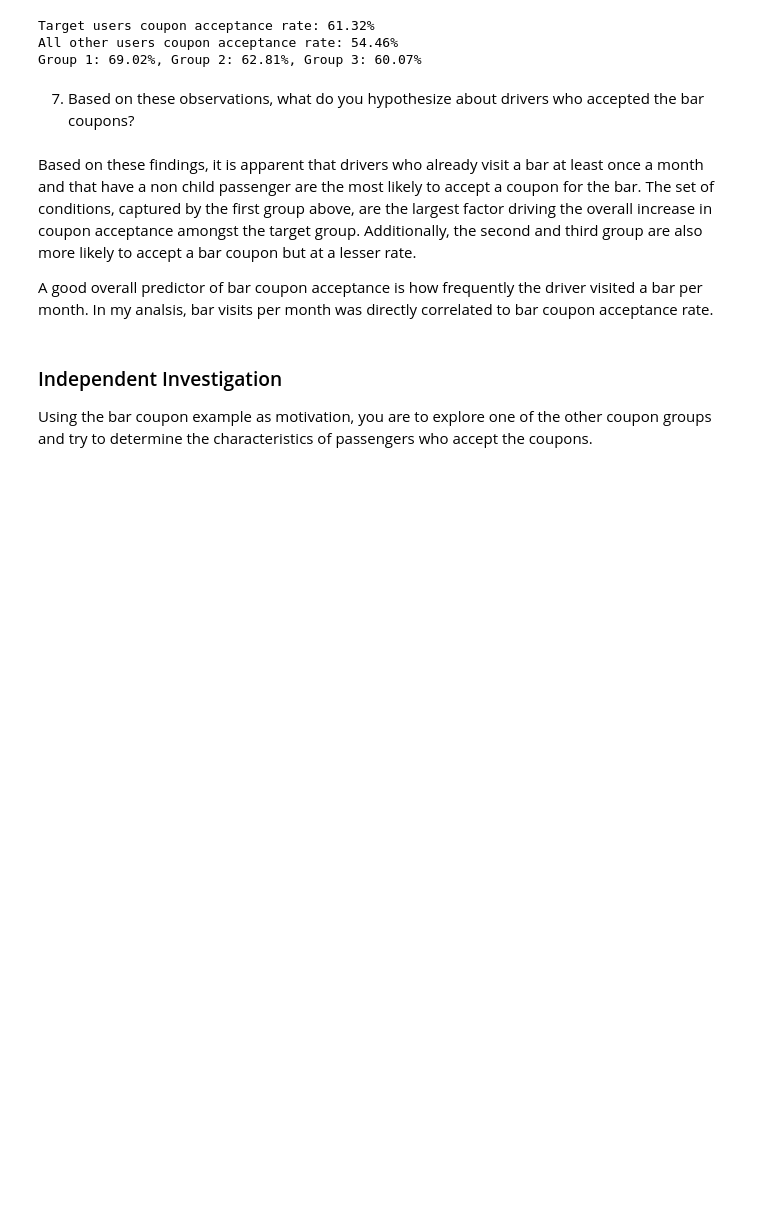
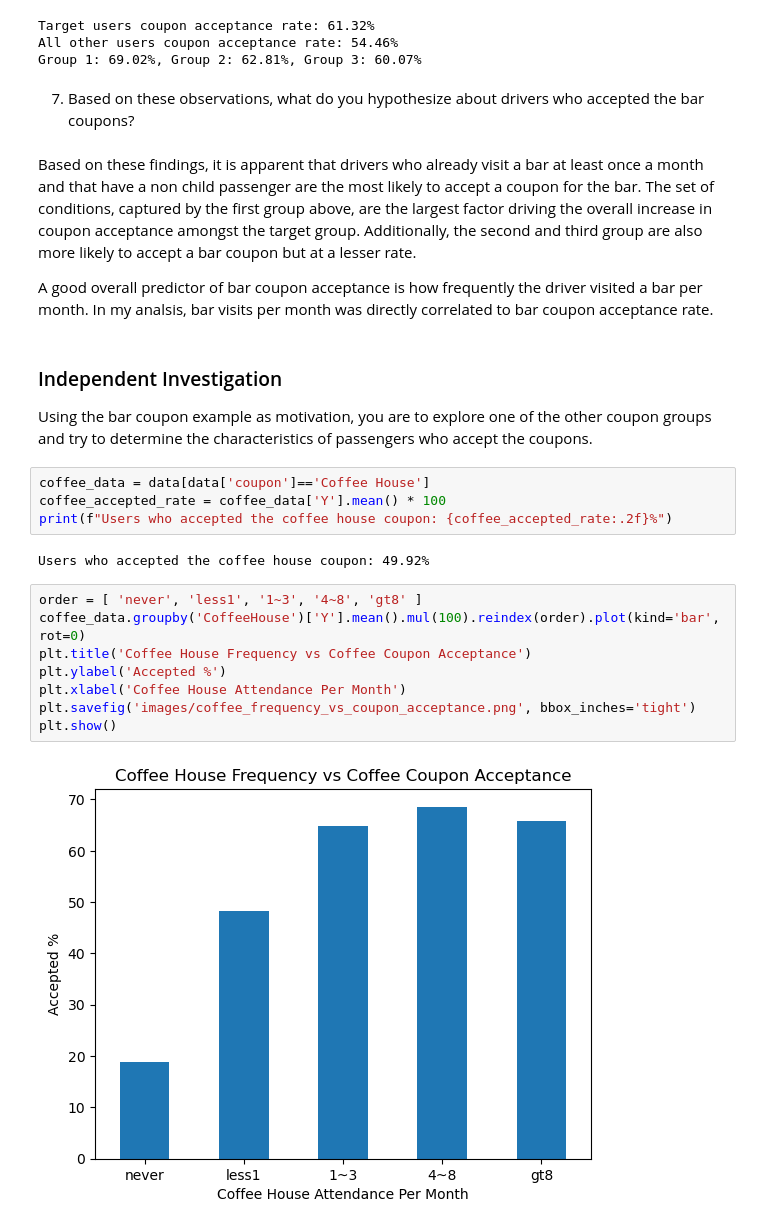
Before and after one commit to dro0o/berkeley-data-analysis, a Jupyter notebook: analysis.ipynb, the cells around one changed output. Drawn from its saved outputs; the diff is of its cells as text; blank space fills up the shorter version.

Commit message:
complete coffee coupon analysis, add readme summary, plots

```diff
--- a/analysis.ipynb
+++ b/analysis.ipynb
@@ -271,3 +271,19 @@ A good overall predictor of bar coupon acceptance is how frequently the driver v
 ### Independent Investigation
 
 Using the bar coupon example as motivation, you are to explore one of the other coupon groups and try to determine the characteristics of passengers who accept the coupons.
+# %%
+coffee_data = data[data['coupon']=='Coffee House']
+coffee_accepted_rate = coffee_data['Y'].mean() * 100
+print(f"Users who accepted the coffee house coupon: {coffee_accepted_rate:.2f}%")
+# %% [output]
+Users who accepted the coffee house coupon: 49.92%
+# %%
+order = [ 'never', 'less1', '1~3', '4~8', 'gt8' ]
+coffee_data.groupby('CoffeeHouse')['Y'].mean().mul(100).reindex(order).plot(kind='bar', rot=0)
+plt.title('Coffee House Frequency vs Coffee Coupon Acceptance')
+plt.ylabel('Accepted %')
+plt.xlabel('Coffee House Attendance Per Month')
+plt.savefig('images/coffee_frequency_vs_coupon_acceptance.png', bbox_inches='tight')
+plt.show()
+# %% [output]
+[figure, added]
```
Also changed, not shown: parts of 11 cells of this notebook, 11 other files.
